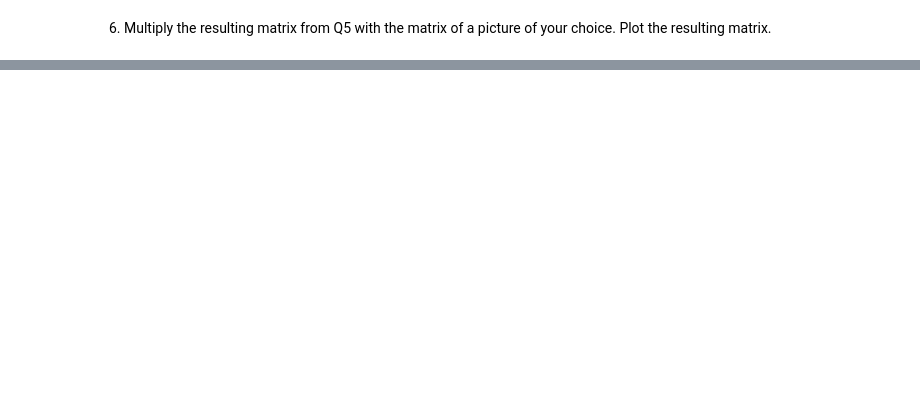
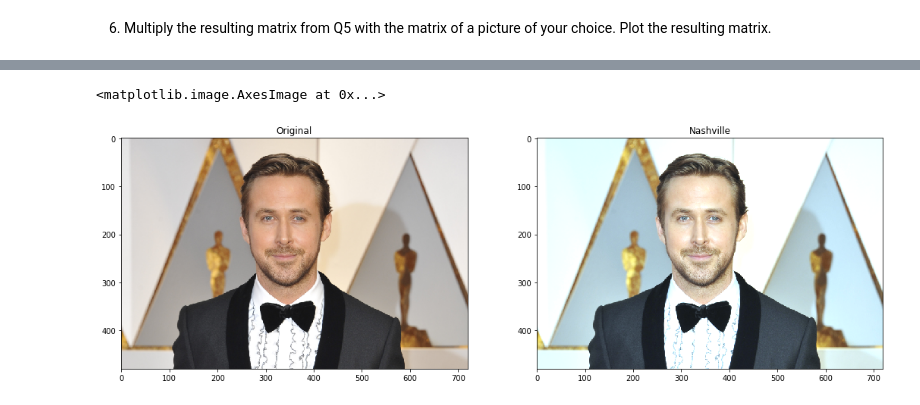
Before and after one commit to rquerino/42_Rushes, a Jupyter notebook: numpy/notebooks/numpy_rush.ipynb, the cells around one changed output, grey strips where cells are left out. Saved outputs shown, nothing was run; the diff lists cells and outputs as text; code cells hidden in the pictures; blank space fills up the shorter version.

```diff
--- a/numpy/notebooks/numpy_rush.ipynb
+++ b/numpy/notebooks/numpy_rush.ipynb
@@ -106,0 +135,17 @@ plt.imshow(img)
+# %%
+#NASHVILLE:
+nashville = np.array(plt.imread("ryan.png"))
+r, g, b = getChannels(nashville)
+b = applyValue(b, 1.4)
+r = applyValue(r, 1.1)
+g = applyValue(g, 1.3)
+resNashville = joinChannels(r, g, b)
+#subplot to print two images
+f, (ax1, ax2) = plt.subplots(1, 2, figsize=(18, 7))
+ax1.set_title('Original')
+ax1.imshow(original)
+ax2.set_title('Nashville')
+ax2.imshow(resNashville)
+# %% [output]
+<matplotlib.image.AxesImage at 0x...>
+[figure, added]
```
Also changed, not shown: parts of 9 cells of this notebook, 4 other files.
